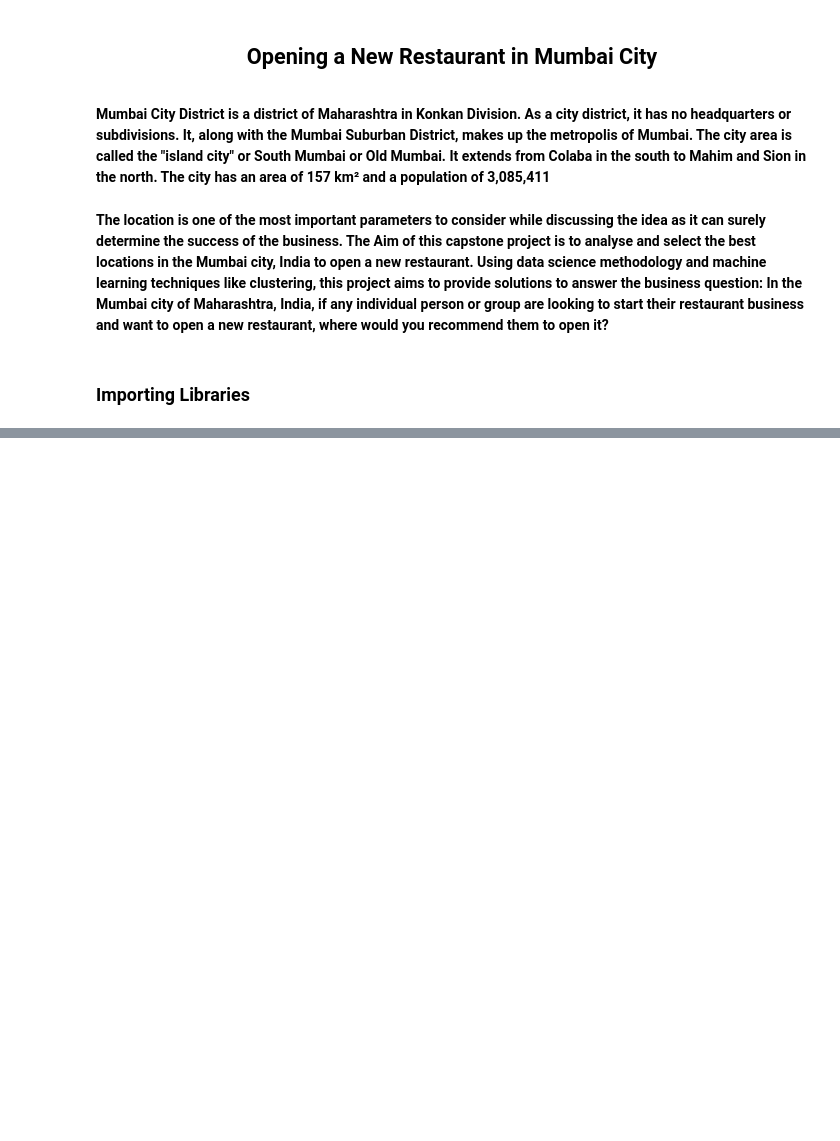
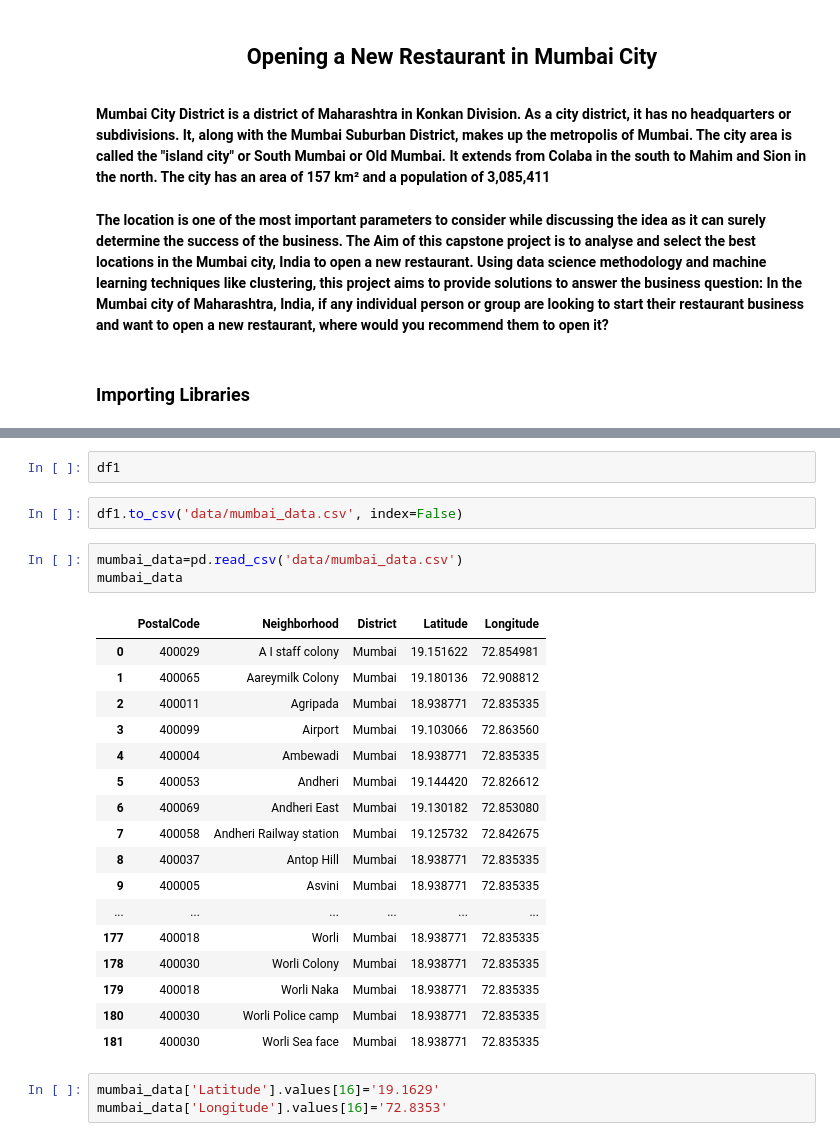
Before and after one commit to uniyalvipin/Coursera_Capstone, a Jupyter notebook: The Battle of Neighbourhoods.ipynb, the cells around one changed output, grey strips where cells are left out. Saved outputs shown, nothing was run; the diff lists cells and outputs as text; blank space fills up the shorter version.

```diff
--- a/The Battle of Neighbourhoods.ipynb
+++ b/The Battle of Neighbourhoods.ipynb
@@ -58,0 +206,28 @@ print('Libraries imported.')
+# %%
+df1
+# %%
+df1.to_csv('data/mumbai_data.csv', index=False)
+# %%
+mumbai_data=pd.read_csv('data/mumbai_data.csv')
+mumbai_data
+# %% [output]
+|  | PostalCode | Neighborhood | District | Latitude | Longitude |
+| 0 | 400029 | A I staff colony | Mumbai | 19.151622 | 72.854981 |
+| 1 | 400065 | Aareymilk Colony | Mumbai | 19.180136 | 72.908812 |
+| 2 | 400011 | Agripada | Mumbai | 18.938771 | 72.835335 |
+| 3 | 400099 | Airport | Mumbai | 19.103066 | 72.863560 |
+| 4 | 400004 | Ambewadi | Mumbai | 18.938771 | 72.835335 |
+| 5 | 400053 | Andheri | Mumbai | 19.144420 | 72.826612 |
+| 6 | 400069 | Andheri East | Mumbai | 19.130182 | 72.853080 |
+| 7 | 400058 | Andheri Railway station | Mumbai | 19.125732 | 72.842675 |
+| 8 | 400037 | Antop Hill | Mumbai | 18.938771 | 72.835335 |
+| 9 | 400005 | Asvini | Mumbai | 18.938771 | 72.835335 |
+| ... | ... | ... | ... | ... | ... |
+| 177 | 400018 | Worli | Mumbai | 18.938771 | 72.835335 |
+| 178 | 400030 | Worli Colony | Mumbai | 18.938771 | 72.835335 |
+| 179 | 400018 | Worli Naka | Mumbai | 18.938771 | 72.835335 |
+| 180 | 400030 | Worli Police camp | Mumbai | 18.938771 | 72.835335 |
+| 181 | 400030 | Worli Sea face | Mumbai | 18.938771 | 72.835335 |
+# %%
+mumbai_data['Latitude'].values[16]='19.1629'
+mumbai_data['Longitude'].values[16]='72.8353'
```
Also changed, not shown: parts of 64 cells of this notebook.
